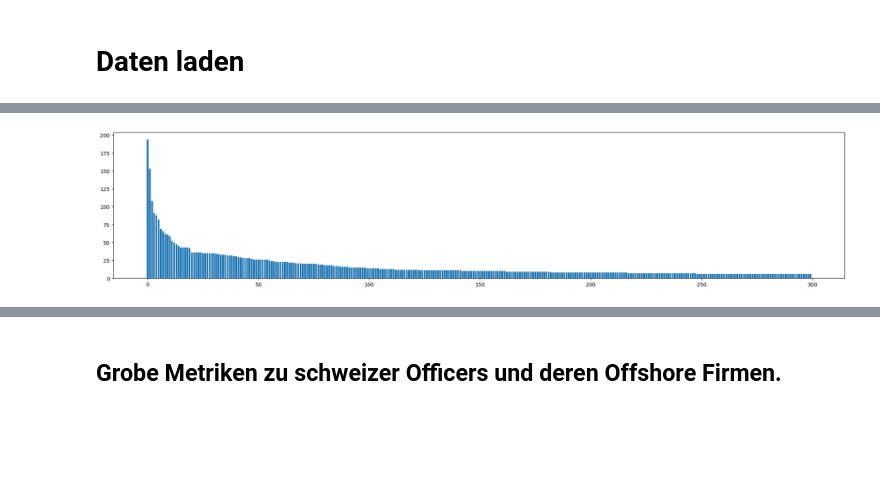
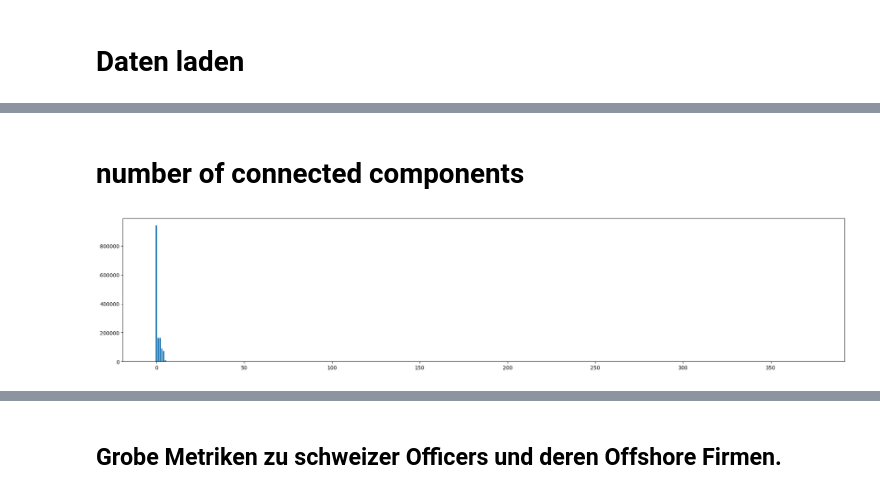
Before and after one commit to gabrieltorresgamez/fhnw-san-project, a Jupyter notebook: notebook.ipynb, the cells around one changed output, grey strips where cells are left out. Saved outputs shown, nothing was run; the diff lists cells and outputs as text; code cells hidden in the pictures; blank space fills up the shorter version.

```diff
--- a/notebook.ipynb
+++ b/notebook.ipynb
@@ -100,8 +110,10 @@ plt.show()
+# %% [markdown]
+# number of connected components
 # %%
-weakly_connected_components = np.array([c for c in sorted(nx.weakly_connected_components(swiss_subgraph), key=len, reverse=True)])
+connected_components = np.array([c for c in sorted(nx.connected_components(connected_to_swiss), key=len, reverse=True)])
+
+plt.figure(figsize=(25,5))
+plt.bar(range(len(connected_components)), [len(c) for c in connected_components])
+plt.show()
+# %% [output]
+[figure, added]
-# %%
-plt.figure(figsize=(25,5))
-plt.bar(range(300), [len(c) for c in weakly_connected_components][:300])
-plt.show()
-# %% [output]
-[figure, removed]
```
Also changed, not shown: parts of 17 cells of this notebook, 2 other files.
